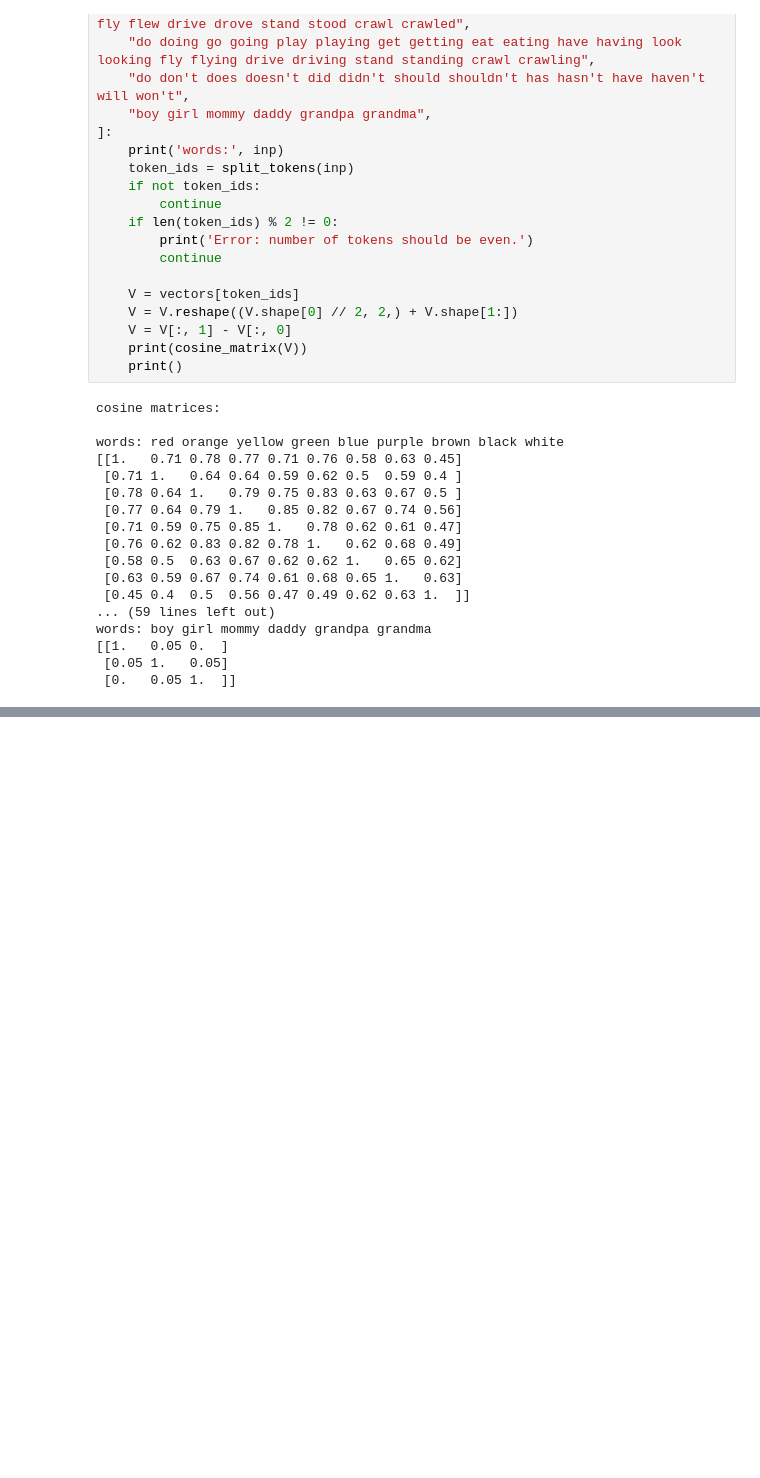
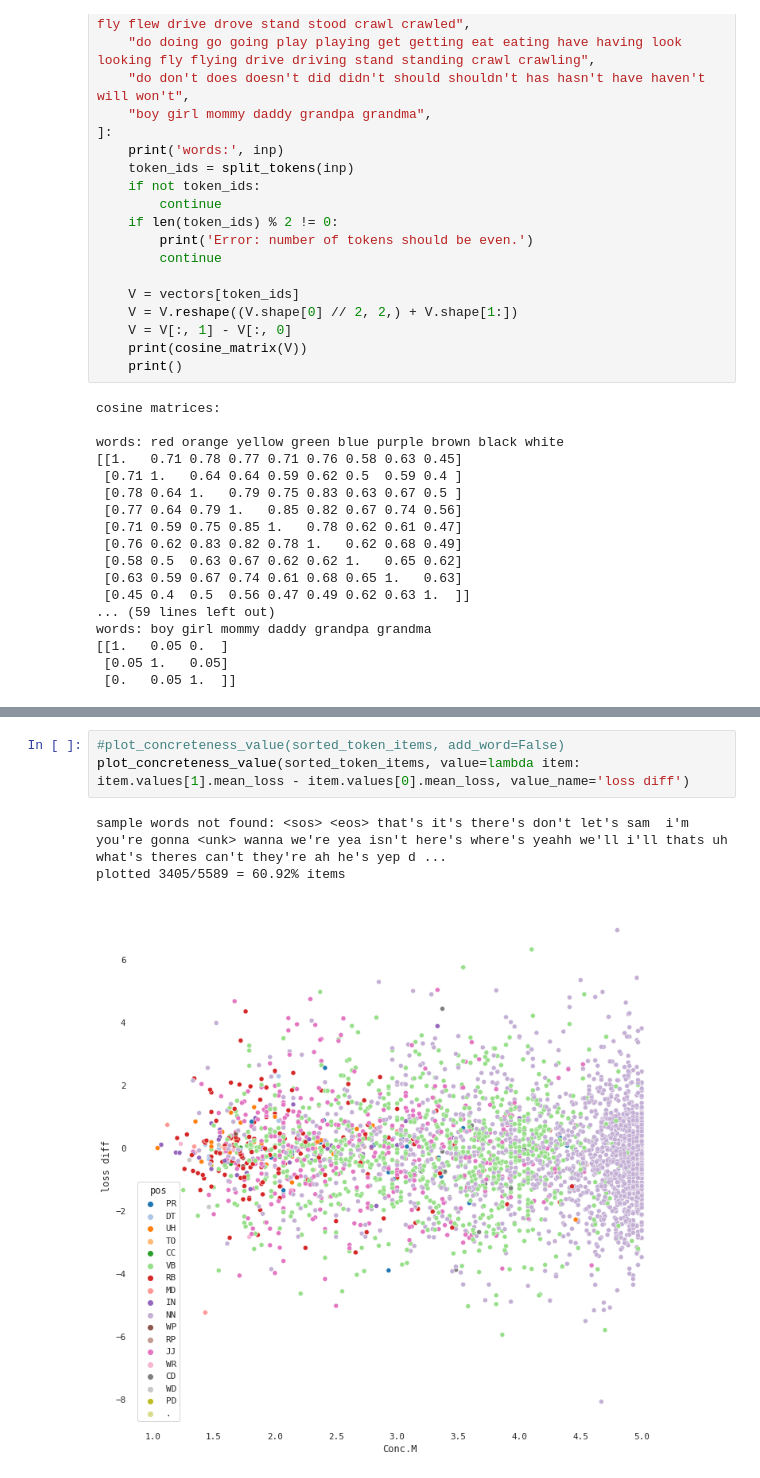
Before and after one commit to wkvong/multimodal-baby, a Jupyter notebook: notebooks/lm_clustering.ipynb, the cells around one changed output, grey strips where cells are left out. Drawn from its saved outputs; the diff is of its cells as text; blank space fills up the shorter version.

```diff
--- a/notebooks/lm_clustering.ipynb
+++ b/notebooks/lm_clustering.ipynb
@@ -585,0 +669,7 @@ plot_tsne(selected_items[:200])
+# %%
+#plot_concreteness_value(sorted_token_items, add_word=False)
+plot_concreteness_value(sorted_token_items, value=lambda item: item.values[1].mean_loss - item.values[0].mean_loss, value_name='loss diff')
+# %% [output]
+sample words not found: <sos> <eos> that's it's there's don't let's sam  i'm you're gonna <unk> wanna we're yea isn't here's where's yeahh we'll i'll thats uh what's theres can't they're ah he's yep d ...
+plotted 3405/5589 = 60.92% items
+[figure, added]
```
Also changed, not shown: parts of 7 cells of this notebook.
